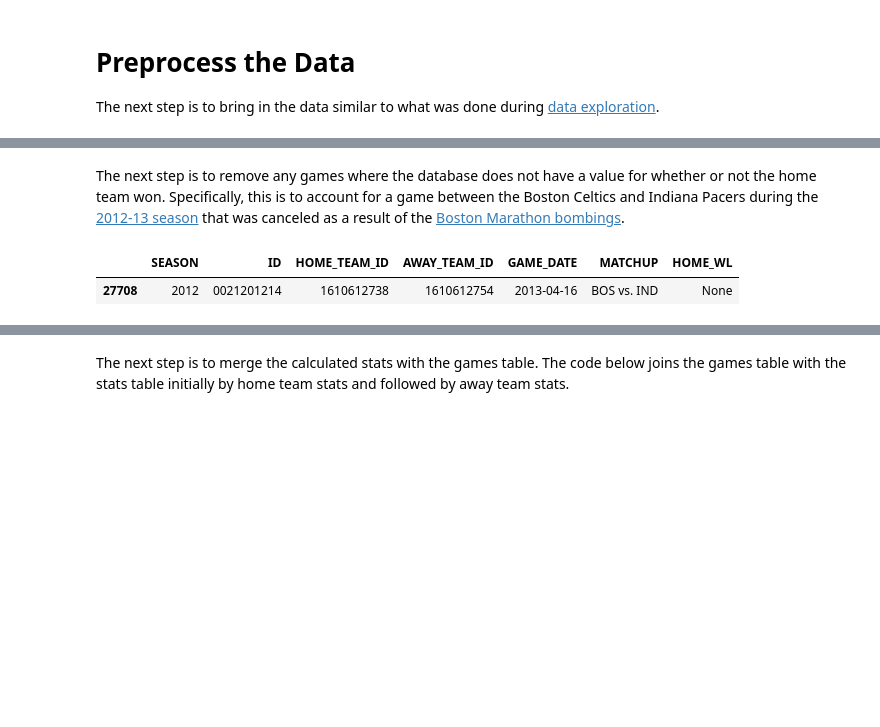
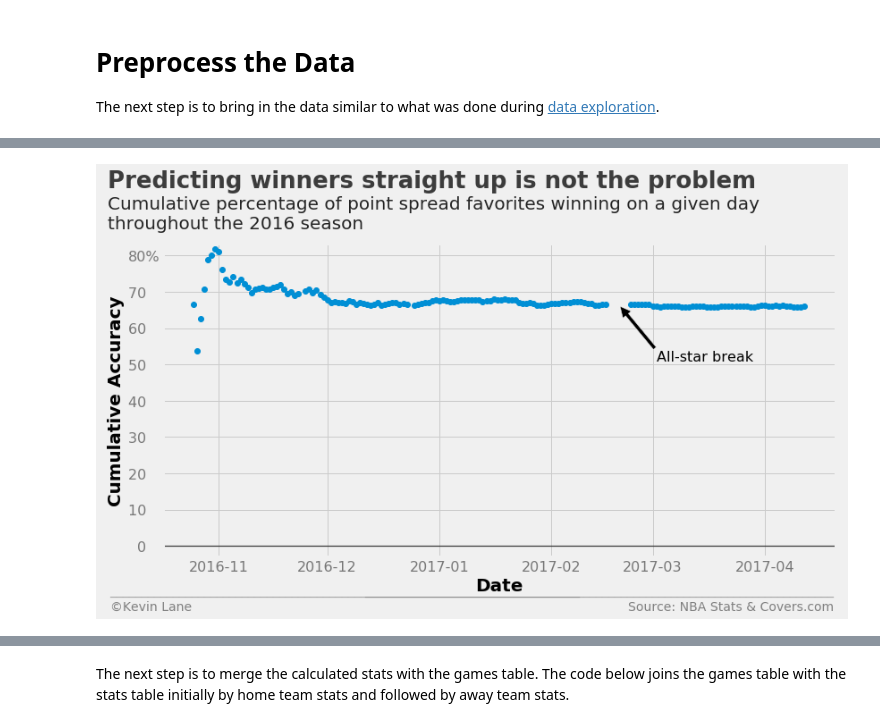
Before and after one commit to cedev935/databall-betting, a Jupyter notebook: notebooks/feature-selection.ipynb, the cells around one changed output, grey strips where cells are left out. Saved outputs shown, nothing was run; the diff lists cells and outputs as text; code cells hidden in the pictures; blank space fills up the shorter version.

```diff
--- a/notebooks/feature-selection.ipynb
+++ b/notebooks/feature-selection.ipynb
@@ -41,3 +50,6 @@ plt.rc('axes', labelsize=16)   # fontsize of the x and y labels
 plt.rc('xtick', labelsize=14)  # fontsize of the tick labels
 plt.rc('ytick', labelsize=14)  # fontsize of the tick labels
 plt.rc('legend', fontsize=12)  # legend fontsize
+
+from matplotlib import rc
+plt.rc('text', usetex=True)
@@ -46,5 +63,4 @@ plt.rc('legend', fontsize=12)  # legend fontsize
 
 The next step is to bring in the data similar to what was done during [data exploration](data-exploration.md).
 # %%
-database = Database('../nba.db')
-season_stats = database.season_stats()
+database = Database('../data/nba.db')
@@ -56,7 +67,27 @@ games = pd.read_sql('SELECT * FROM games', conn)
-# %% [markdown]
-The next step is to remove any games where the database does not have a value for whether or not the home team won. Specifically, this is to account for a game between the Boston Celtics and Indiana Pacers during the [2012-13 season](http://www.basketball-reference.com/leagues/NBA_2013.html) that was canceled as a result of the [Boston Marathon bombings](https://www.si.com/nba/point-forward/2013/04/16/boston-marathon-bombing-terror-attack-celtics-pacers-game-cancelled-nba).
-# %%
-games[[x is None for x in games.HOME_WL]]
-# %% [output]
-|  | SEASON | ID | HOME_TEAM_ID | AWAY_TEAM_ID | GAME_DATE | MATCHUP | HOME_WL |
-| 27708 | 2012 | 0021201214 | 1610612738 | 1610612754 | 2013-04-16 | BOS vs. IND | None |
+# %%
+games = database.betting_stats(window=10)
+# %%
+output = games.loc[games.SEASON==2016, ['SEASON', 'GAME_DATE', 'TEAM_NET_RTG', 'TEAM_NET_RTG_AWAY', 'HOME_SPREAD',
+                    'HOME_WL', 'HOME_SPREAD_WL']].dropna()
+output['HOME_WL_PRED'] = 'W'
+output['HOME_SPREAD_WL_PRED'] = 'W'
+output.loc[output.HOME_SPREAD > 0, ['HOME_WL_PRED', 'HOME_SPREAD_WL_PRED']] = 'L'
+days, cumper, cumprofit = profit(output, var_predict='HOME_WL', bet_amount=100)
+days_spread, cumper_spread, cumprofit_spread = profit(output, var_predict='HOME_SPREAD_WL', bet_amount=100)
+# output = simulate(LogisticRegression(), games_temp, 2016, ['HOME_SPREAD'], 'HOME_WL')
+# days, cumper, cumprofit = profit(output, var_predict='HOME_WL', bet_amount=100)
+# %%
+fig = plt.figure(figsize=(12, 6))
+plt.plot_date(days, cumper*100)
+plt.ylim(-3)
+x = [dt.datetime(2017, 2, 20), dt.datetime(2017, 3, 2)]
+plt.annotate('All-star break', xy=(mdates.date2num(x[0]),66), xytext=(mdates.date2num(x[1]),51),
+             fontsize=16, arrowprops=dict(facecolor='black'))
+title = 'Predicting winners straight up is not the problem'
+subtitle = '''Cumulative percentage of point spread favorites winning on a given day
+throughout the 2016 season'''
+format_538(fig, 'NBA Stats & Covers.com', xlabel='Date', ylabel='Cumulative Accuracy', title=title, subtitle=subtitle,
+           xoff=(-0.09, 1.01), yoff=(-0.12, -0.17), toff=(-0.082, 1.18), soff=(-0.082, 1.05), suffix='%', suffix_offset=3)
+plt.show()
+# %% [output]
+[figure, added]
```
Also changed, not shown: parts of 26 cells of this notebook, 3 other files.
